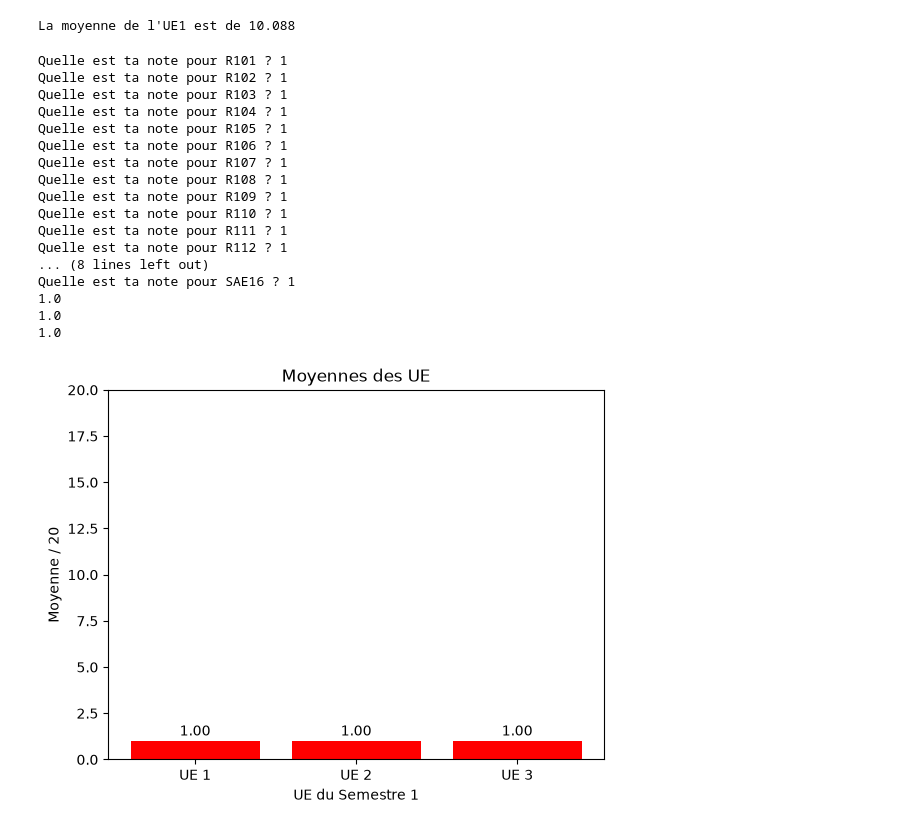
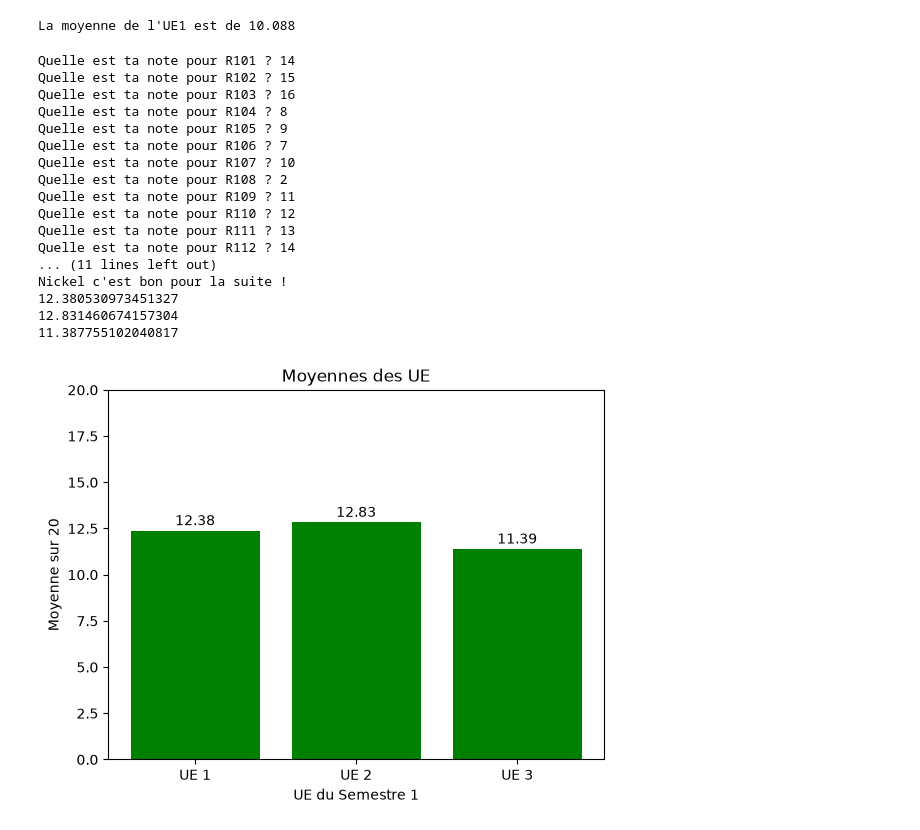
Before and after one commit to Ruben-Candelibes-universite/Calcul-Moyenne-UE, a Jupyter notebook: CalculMoy.ipynb, the cells around one changed output. Drawn from its saved outputs; the diff is of its cells as text; code cells hidden in the pictures.

```diff
--- a/CalculMoy.ipynb
+++ b/CalculMoy.ipynb
@@ -159,6 +159,8 @@ print(f"La moyenne de l'UE1 est de {moy1}")
 # %% [output]
 La moyenne de l'UE1 est de 10.088
 # %%
+moyennes=[moy1,moy2,moy3]
+
 matiere = [f"R{i}" for i in range(101, 116)] + [f"SAE{i}" for i in range(11, 17)] # Crée une liste des matière pour les ressources et les SAE
 
 note = [float(input(f"Quelle est ta note pour {elt} ?")) for elt in matiere] # Demande la note à l'utilisateur de chaque matière, la note est transformé en nombre décimal (float)
@@ -183,52 +185,64 @@ moy1=sum(dicoresult1.values())/sum(dicoef1.values()) # calcule la moyenne le sum
 moy2=sum(dicoresult2.values())/sum(dicoef2.values()) # calcule la moyenne le sum permet d'additionner toutes les notes et coef
 moy3=sum(dicoresult3.values())/sum(dicoef3.values()) # calcule la moyenne le sum permet d'additionner toutes les notes et coef
 
+for moyenne in moyennes:
+    if moyenne < 8:
+        print("Vous ne passez pas")
+    elif moyenne <= 10:
+        print("C'est bon mais attention")
+    elif moyenne <= 20:
+        print("Nickel c'est bon pour la suite !")
+    else:
+        print("Il y a une erreur de moyenne !")
+
 print(moy1) # Affiche la moyenne obtenue
 print(moy2) # Affiche la moyenne obtenue
 print(moy3) # Affiche la moyenne obtenue
 # %% [output]
-Quelle est ta note pour R101 ? 1
-Quelle est ta note pour R102 ? 1
-Quelle est ta note pour R103 ? 1
-Quelle est ta note pour R104 ? 1
-Quelle est ta note pour R105 ? 1
-Quelle est ta note pour R106 ? 1
-Quelle est ta note pour R107 ? 1
-Quelle est ta note pour R108 ? 1
-Quelle est ta note pour R109 ? 1
-Quelle est ta note pour R110 ? 1
-Quelle est ta note pour R111 ? 1
-Quelle est ta note pour R112 ? 1
-... (8 lines left out)
-Quelle est ta note pour SAE16 ? 1
-1.0
-1.0
-1.0
+Quelle est ta note pour R101 ? 14
+Quelle est ta note pour R102 ? 15
+Quelle est ta note pour R103 ? 16
+Quelle est ta note pour R104 ? 8
+Quelle est ta note pour R105 ? 9
+Quelle est ta note pour R106 ? 7
+Quelle est ta note pour R107 ? 10
+Quelle est ta note pour R108 ? 2
+Quelle est ta note pour R109 ? 11
+Quelle est ta note pour R110 ? 12
+Quelle est ta note pour R111 ? 13
+Quelle est ta note pour R112 ? 14
+... (11 lines left out)
+Nickel c'est bon pour la suite !
+12.380530973451327
+12.831460674157304
+11.387755102040817
 # %%
 import matplotlib.pyplot as plt
 
-ue = ["UE 1", "UE 2", "UE 3"] # Les 3 UE
+ue = ["UE 1", "UE 2", "UE 3"] # Inisialise les 3 UE pour l'axe x
 moyennes = [moy1, moy2, moy3] # Les moyennes calculées dans le bloc précédent
-couleurs = [] # Couleur de chaque barre
+couleurs = [] # Inisialise les couleur de chaque barre
 
-for moyenne in moyennes:
+for moyenne in moyennes: # On regarde si moyennes est en dessous de 8 ou non
     if moyenne < 8:
         couleurs.append("red")
+    elif moyenne < 10:
+        couleurs.append("orange")
     else:
         couleurs.append("green")
 
 plt.bar(ue, moyennes, color=couleurs) # Création du graphique
 plt.ylim(0, 20) # Limites de l'axe Y
 # Nom des axes
 plt.xlabel("UE du Semestre 1")
 plt.ylabel("Moyenne sur 20")
 # Titre
 plt.title("Moyennes des UE") # Titre
 # Affiche la valeur au-dessus de chaque barre
 
 for i, moyenne in enumerate(moyennes):
     plt.text(i, moyenne + 0.3, f"{moyenne:.2f}", ha="center")
 
 plt.show() # Affiche le graphique
 # %% [output]
-[figure, old version]
+[figure, new version]
```
